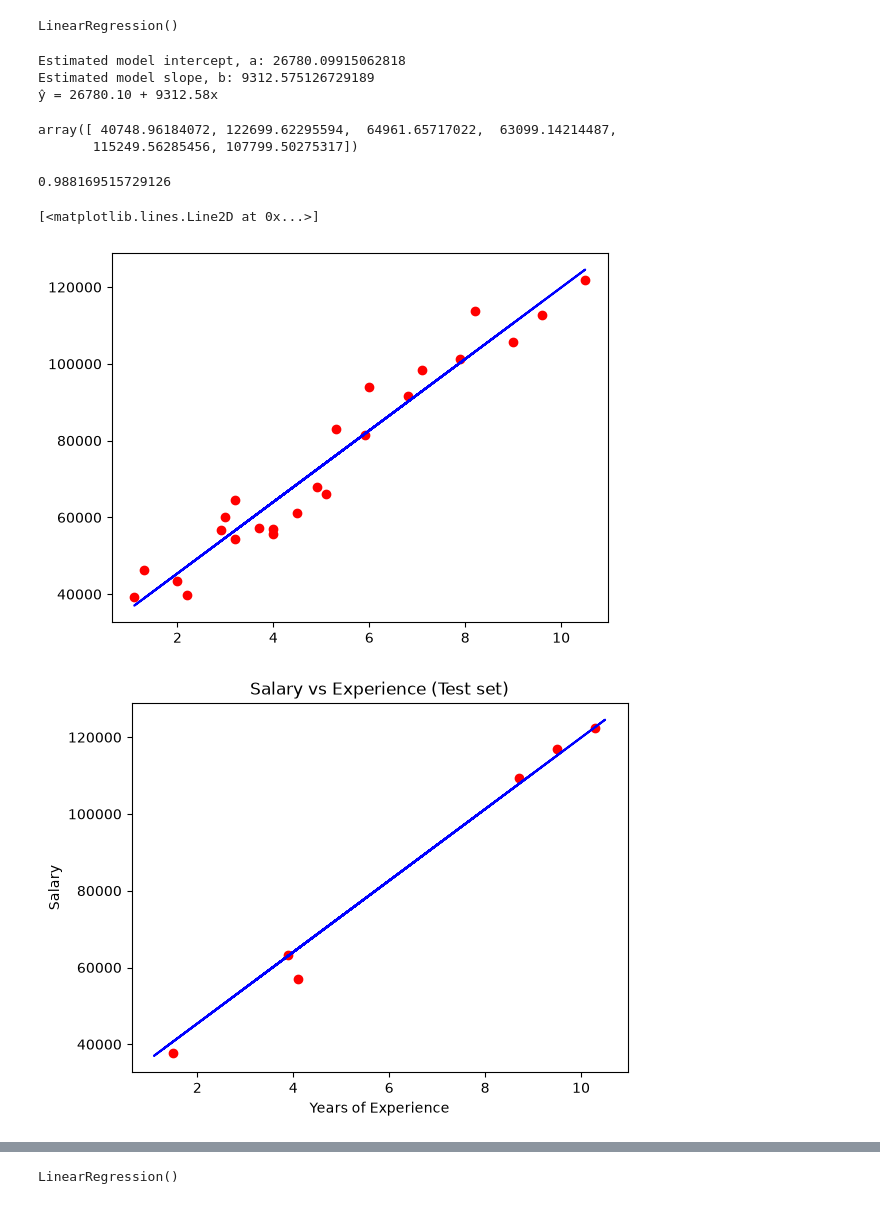
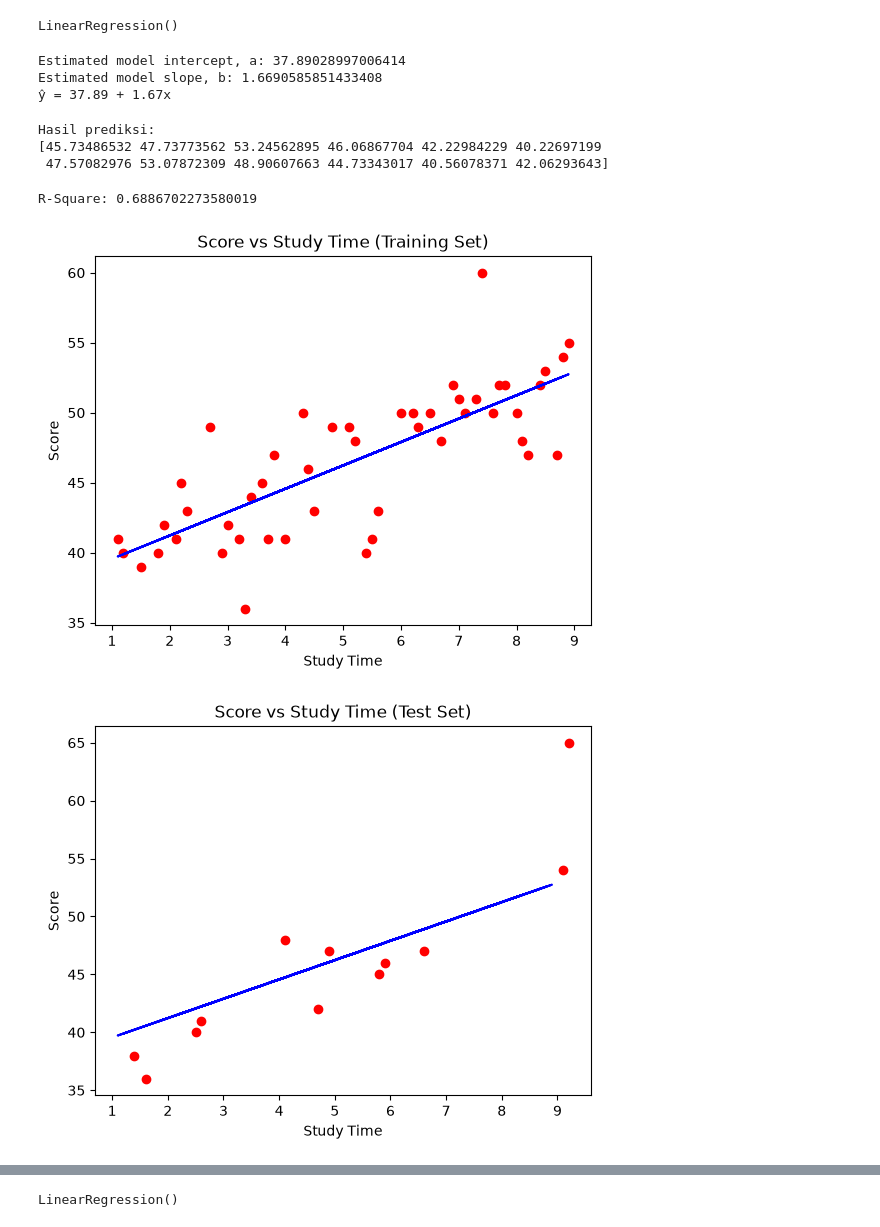
Before and after one commit to DanielSahputra16/CERTAN, a Jupyter notebook: week 3/sesi 2/tugas.ipynb, the cells around one changed output, grey strips where cells are left out. Saved outputs shown, nothing was run; the diff lists cells and outputs as text; code cells hidden in the pictures.

```diff
--- a/week 3/modul.ipynb
+++ b/week 3/sesi 2/tugas.ipynb
@@ -1,5 +7,7 @@
 # %%
 import pandas as pd
-df = pd.read_csv('C:\PERKULIHAAN\SEMESTER 5\CERTAN\CERTAN\week 3\Salary_Data.csv')
+
+df = pd.read_csv('C:\\PERKULIHAAN\\SEMESTER 5\\CERTAN\\CERTAN\\week 3\\sesi 2\\rounded_hours_student_scores.csv')
 print(df.head())
+print(df.columns)
 # %% [output]
@@ -12,5 +21,5 @@ print(df.head())
 # %%
-X = df.iloc[:, :-1].values
-y = df.iloc[:, 1].values
+X = df[['Hours']].values
+y = df['Scores'].values
 # %%
 import matplotlib.pyplot as plt
@@ -23,5 +34,7 @@ plt.show()
 # %%
-#bagi dataset jadi train dan test 80:20
 from sklearn.model_selection import train_test_split
-X_train, X_test, y_train, y_test = train_test_split(X, y, test_size = 0.2, random_state = 0)
+
+X_train, X_test, y_train, y_test = train_test_split(
+    X, y, test_size=0.2, random_state=0
+)
 # %%
@@ -39,39 +52,43 @@ print("Estimated model intercept, a:", a)
 print("Estimated model slope, b:", b)
 print(f"ŷ = {a:.2f} + {b:.2f}x")
 # %% [output]
-Estimated model intercept, a: 26780.09915062818
-Estimated model slope, b: 9312.575126729189
-ŷ = 26780.10 + 9312.58x
+Estimated model intercept, a: 37.89028997006414
+Estimated model slope, b: 1.6690585851433408
+ŷ = 37.89 + 1.67x
-# %%
-# memprediksi hasil pada data uji (Test set) menggunakan model regresi yang tela
-y_pred = regressor.predict(X_test)
-y_pred
-# %% [output]
-array([ 40748.96184072, 122699.62295594,  64961.65717022,  63099.14214487,
-       115249.56285456, 107799.50275317])
-# %%
-# Menghitung nilai R-Square, yang mengukur seberapa baik model regresi linear
-# Semakin mendekati 1, semakin baik model
-
-from sklearn.metrics import r2_score
-score=r2_score(y_test,y_pred)
-score
-# %% [output]
-0.988169515729126
+# %%
+y_pred = regressor.predict(X_test)
+
+print("Hasil prediksi:")
+print(y_pred)
+# %% [output]
+Hasil prediksi:
+[45.73486532 47.73773562 53.24562895 46.06867704 42.22984229 40.22697199
+ 47.57082976 53.07872309 48.90607663 44.73343017 40.56078371 42.06293643]
+# %%
+from sklearn.metrics import r2_score
+
+score = r2_score(y_test, y_pred)
+
+print("R-Square:", score)
+# %% [output]
+R-Square: 0.6886702273580019
 # %%
-# Visualizing the Training set results
-plt.scatter(X_train, y_train, color = 'red')
-plt.plot(X_train, regressor.predict(X_train), color = 'blue')
+plt.scatter(X_train, y_train, color='red')
+plt.plot(X_train, regressor.predict(X_train), color='blue')
+
+plt.title('Score vs Study Time (Training Set)')
+plt.xlabel('Study Time')
+plt.ylabel('Score')
+plt.show()
 # %% [output]
-[<matplotlib.lines.Line2D at 0x...>]
-[figure, old version]
+[figure, new version]
 # %%
-# Visualizing the Test set results
-plt.scatter(X_test, y_test, color = 'red')
-plt.plot(X_train, regressor.predict(X_train), color = 'blue')
-plt.title('Salary vs Experience (Test set)')
-plt.xlabel('Years of Experience')
-plt.ylabel('Salary')
+plt.scatter(X_test, y_test, color='red')
+plt.plot(X_train, regressor.predict(X_train), color='blue')
+
+plt.title('Score vs Study Time (Test Set)')
+plt.xlabel('Study Time')
+plt.ylabel('Score')
 plt.show()
 # %% [output]
-[figure, old version]
+[figure, new version]
```
Also changed, not shown: parts of 15 cells of this notebook, 8 other files.
